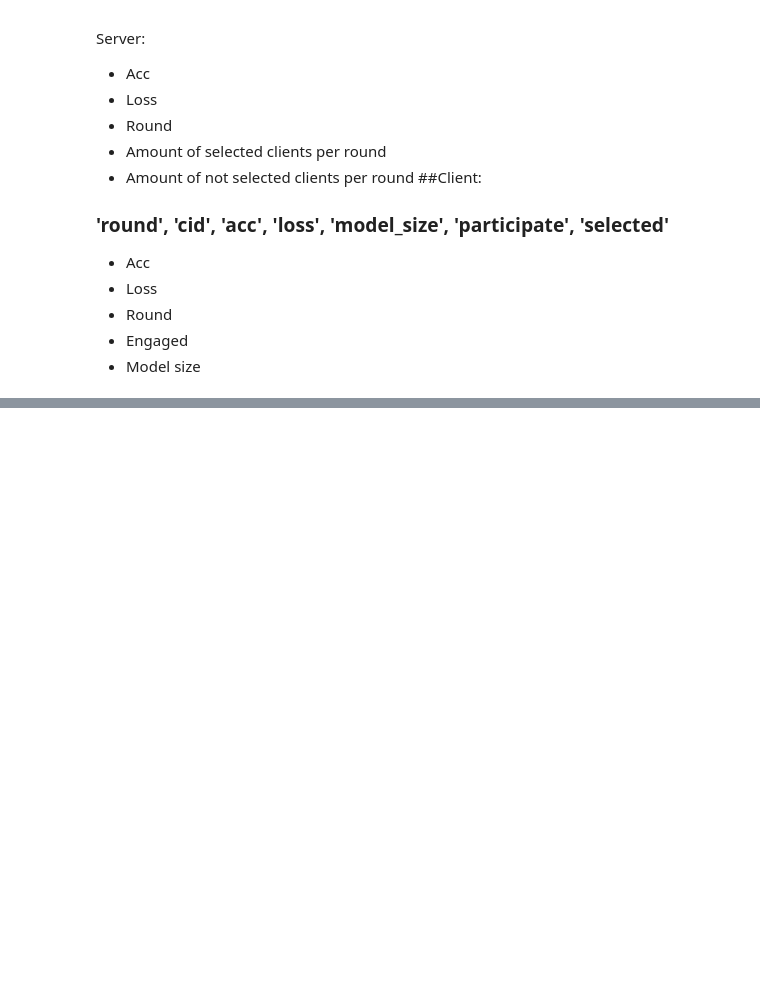
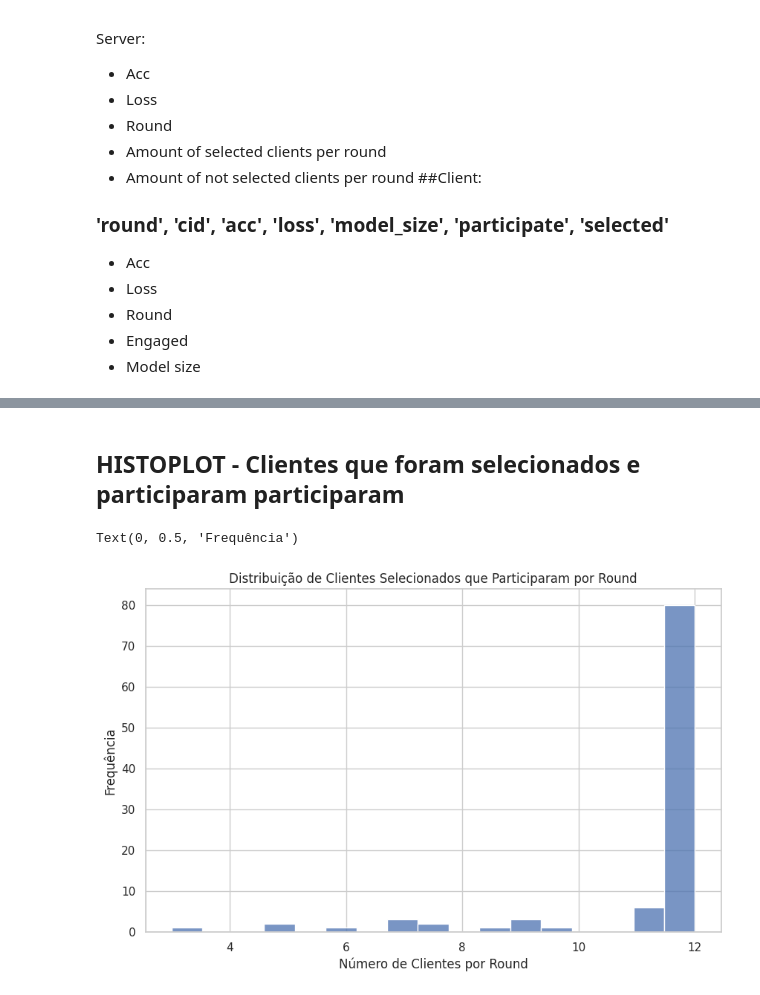
Before and after one commit to rafaeloj/LetsFed, a Jupyter notebook: plot.ipynb, the cells around one changed output, grey strips where cells are left out. Drawn from its saved outputs; the diff is of its cells as text; code cells hidden in the pictures; blank space fills up the shorter version.

```diff
--- a/plot.ipynb
+++ b/plot.ipynb
@@ -502,0 +105,22 @@ plt.xlim(df_train.min()['round']-1, df_train.max()['round']+1)
+# %% [markdown]
+## HISTOPLOT - Clientes que foram selecionados e participaram participaram
+# %%
+df  = pd.read_csv('logs/avg/MNIST/50/engaged_0.25/dirichlet_0.1/c-bw.csv', names=['round', 'cid', 'size', 'participate', 'is_selected'])
+# Filtra para incluir apenas os clientes que foram selecionados e participaram
+selecionados_participantes = df[(df['is_selected'] == 'selected') & (df['participate'] == True)]
+
+# Conta quantos clientes participaram em cada round
+contagem_por_round = selecionados_participantes.groupby('round').size() /5
+
+# Configura o estilo do gráfico
+sns.set(style="whitegrid")
+
+# Cria o histograma
+plt.figure(figsize=(10, 6))
+ax = sns.histplot(contagem_por_round, bins=len(contagem_por_round.unique()), kde=False)
+ax.set_title('Distribuição de Clientes Selecionados que Participaram por Round')
+ax.set_xlabel('Número de Clientes por Round')
+ax.set_ylabel('Frequência')
+# %% [output]
+Text(0, 0.5, 'Frequência')
+[figure, added]
```
Also changed, not shown: parts of 43 cells of this notebook, 16 other files.
